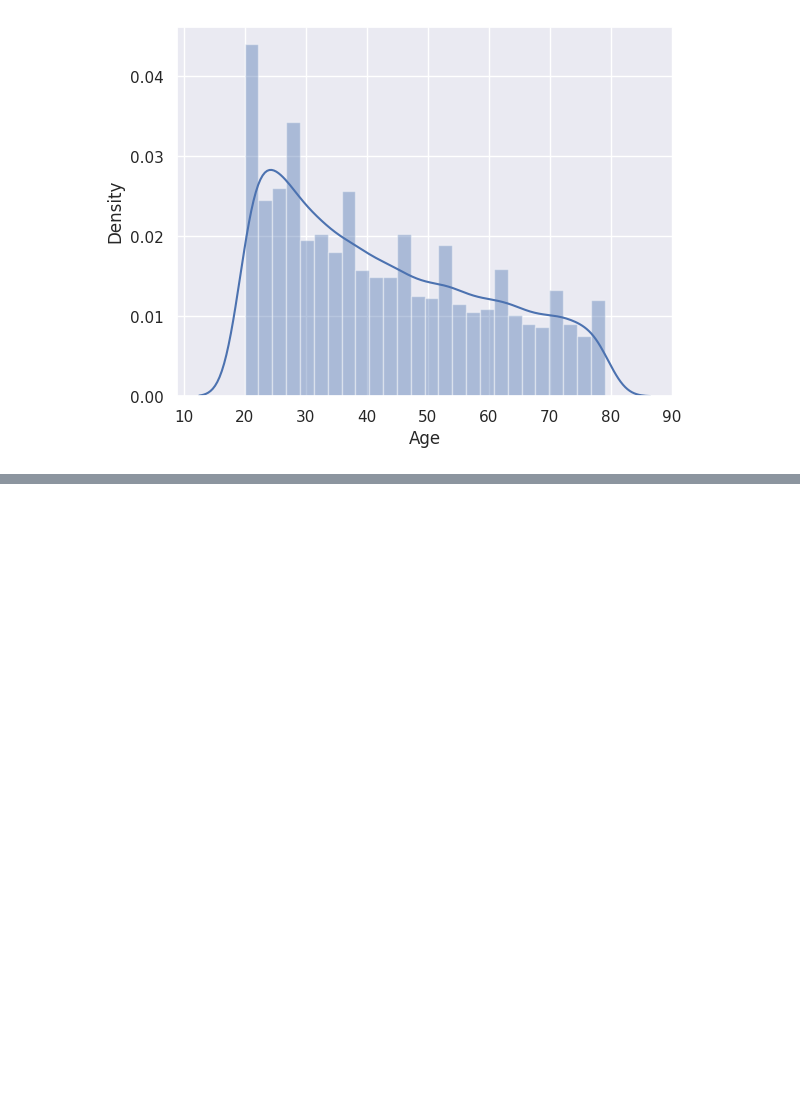
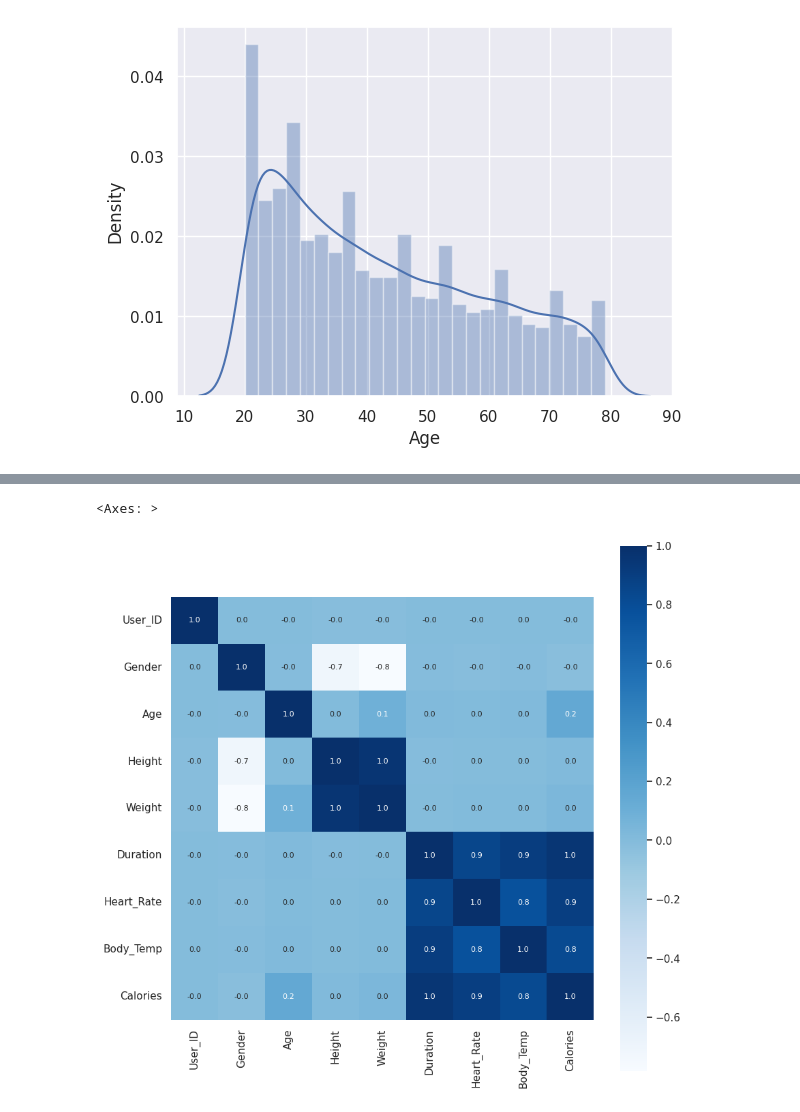
Before and after one commit to mishrasatyam9720-debug/calories-burnt-analysis, a Jupyter notebook: calories_burnt.ipynb, the cells around one changed output, grey strips where cells are left out. Cells and saved outputs as stored; diff of their text form; code cells hidden in the pictures; blank space fills up the shorter version.

```diff
--- a/calories_burnt.ipynb
+++ b/calories_burnt.ipynb
@@ -95,0 +124,3 @@ https://gist.github.com/mwaskom/de44147ed2974457ad6372750bbe5751
+# %%
+# replacing gender name into numeric data -------------
+df.replace({"Gender":{"male":0,"female":1}},inplace= True)
@@ -95,0 +141,9 @@ https://gist.github.com/mwaskom/de44147ed2974457ad6372750bbe5751
+# %%
+# correlation of every coloumn with another -------
+correlation = df.corr()
+# %%
+plt.figure(figsize=(10,10))
+sns.heatmap(correlation,fmt='.1f',annot=True,annot_kws={'size':8},  cmap='Blues',cbar=True,square=True)
+# %% [output]
+<Axes: >
+[figure, added]
```
Also changed, not shown: parts of 3 cells of this notebook.
